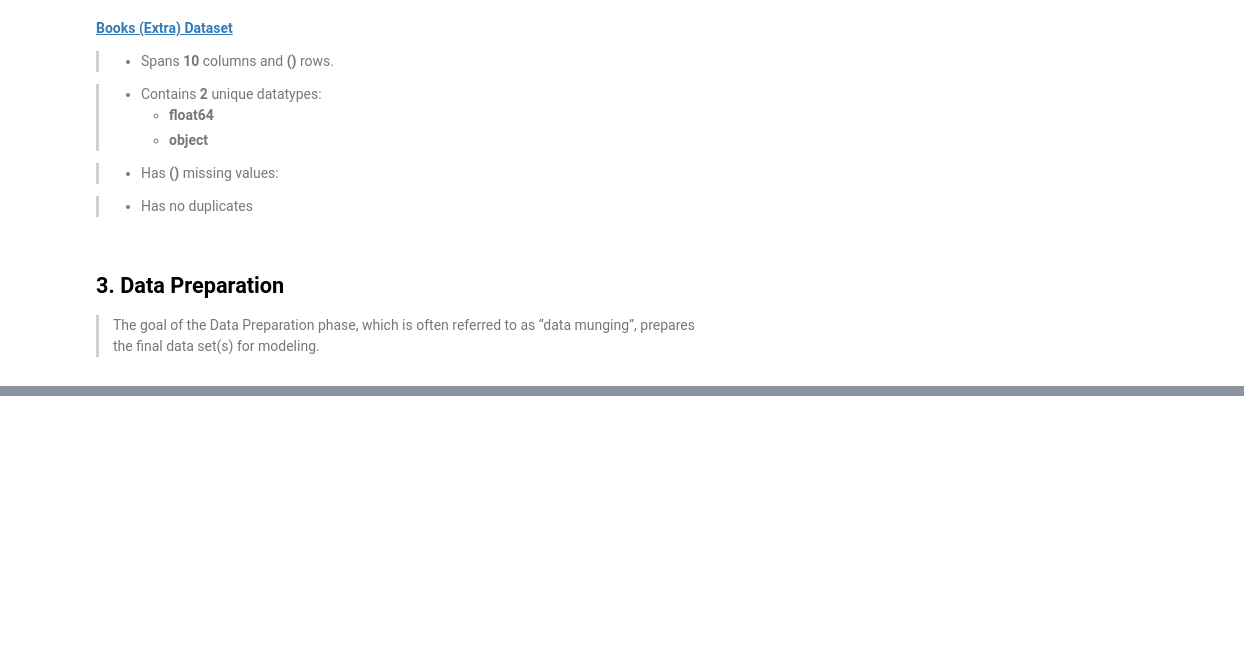
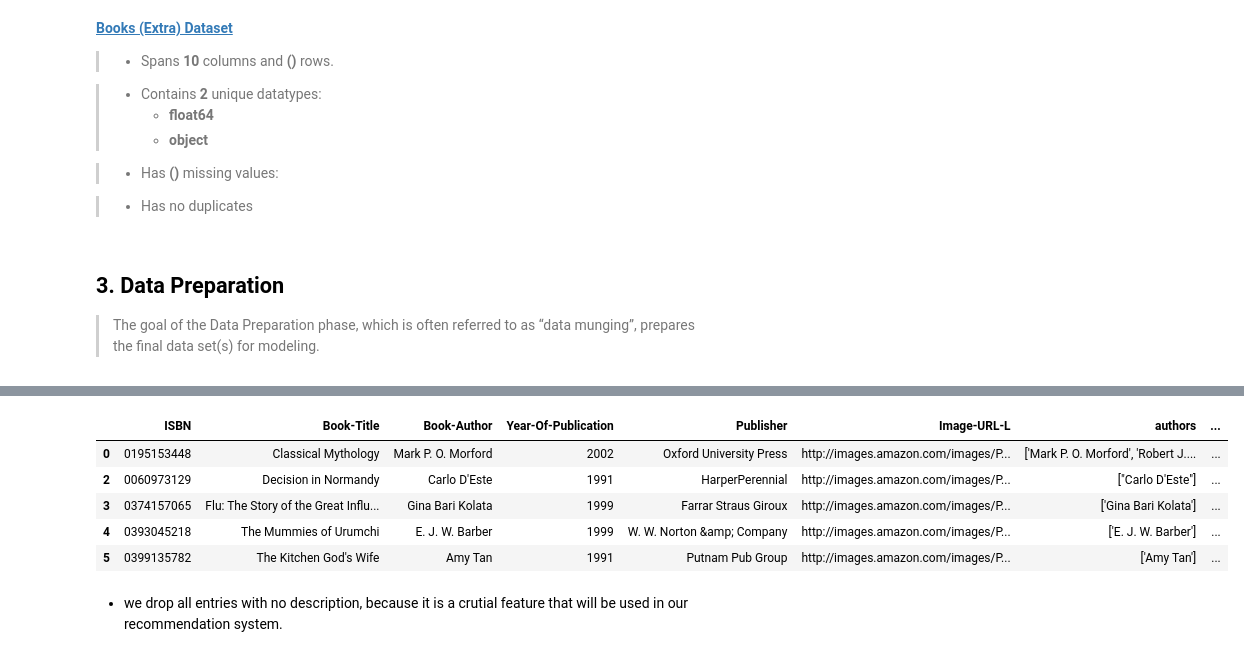
Before and after one commit to Azegele/Phase-5-Project, a Jupyter notebook: index.ipynb, the cells around one changed output, grey strips where cells are left out. Saved outputs shown, nothing was run; the diff lists cells and outputs as text; code cells hidden in the pictures; blank space fills up the shorter version.

```diff
--- a/index.ipynb
+++ b/index.ipynb
@@ -442,0 +729,40 @@ There are 0 duplicated records in the DataFrame.
+# %%
+# define class for data cleaning
+class DataCleaning:
+    def __init__(self, data):
+        self.data = data
+
+    def drop_null_rows(self):
+        """Drops rows with null values."""
+        self.data = self.data.dropna()
+        return self.data
+
+    def drop_duplicate_rows(self):
+        """Drops duplicate rows."""
+        self.data = self.data.drop_duplicates()
+        return self.data
+
+    def handle_missing_values(self, column, method, value=None):
+        """Handles missing values in a specified column.
+
+        The method parameter take one of the following:
+        "drop": Drops rows with missing values in the specified column.
+        "fill": Fills missing values with the specified value.
+        "interpolate": Interpolates missing values using linear interpolation.
+        """
+        if method == "drop":
+            self.data = self.data.dropna(subset=[column])
+        elif method == "fill":
+            self.data[column] = self.data[column].fillna(value)
+        elif method == "interpolate":
+            self.data[column] = self.data[column].interpolate()
+        else:
+            raise ValueError("Invalid value for method parameter. Valid values are 'drop', 'fill', and 'interpolate'.")
+        return self.data
+
+    def convert_column_data_type(self, column, data_type):
+        """Converts the data type of a specified column."""
+        self.data[column] = self.data[column].astype(data_type)
+        return self.data
+# %%
+data_cleaning = DataCleaning(books_data)
@@ -442,0 +772,14 @@ There are 0 duplicated records in the DataFrame.
+# %%
+# Drop rows with null values in the "description" column
+
+books_data = data_cleaning.handle_missing_values(column="description", method="drop")
+books_data.head()
+# %% [output]
+|  | ISBN | Book-Title | Book-Author | Year-Of-Publication | Publisher | Image-URL-L | authors | ... |
+| 0 | 0195153448 | Classical Mythology | Mark P. O. Morford | 2002 | Oxford University Press | http://images.amazon.com/images/P... | ['Mark P. O. Morford', 'Robert J.... | ... |
+| 2 | 0060973129 | Decision in Normandy | Carlo D'Este | 1991 | HarperPerennial | http://images.amazon.com/images/P... | ["Carlo D'Este"] | ... |
+| 3 | 0374157065 | Flu: The Story of the Great Influ... | Gina Bari Kolata | 1999 | Farrar Straus Giroux | http://images.amazon.com/images/P... | ['Gina Bari Kolata'] | ... |
+| 4 | 0393045218 | The Mummies of Urumchi | E. J. W. Barber | 1999 | W. W. Norton &amp; Company | http://images.amazon.com/images/P... | ['E. J. W. Barber'] | ... |
+| 5 | 0399135782 | The Kitchen God's Wife | Amy Tan | 1991 | Putnam Pub Group | http://images.amazon.com/images/P... | ['Amy Tan'] | ... |
+# %% [markdown]
+* we drop all entries with no description, because it is a crutial feature that will be used in our recommendation system.
```
Also changed, not shown: parts of 68 cells of this notebook.
